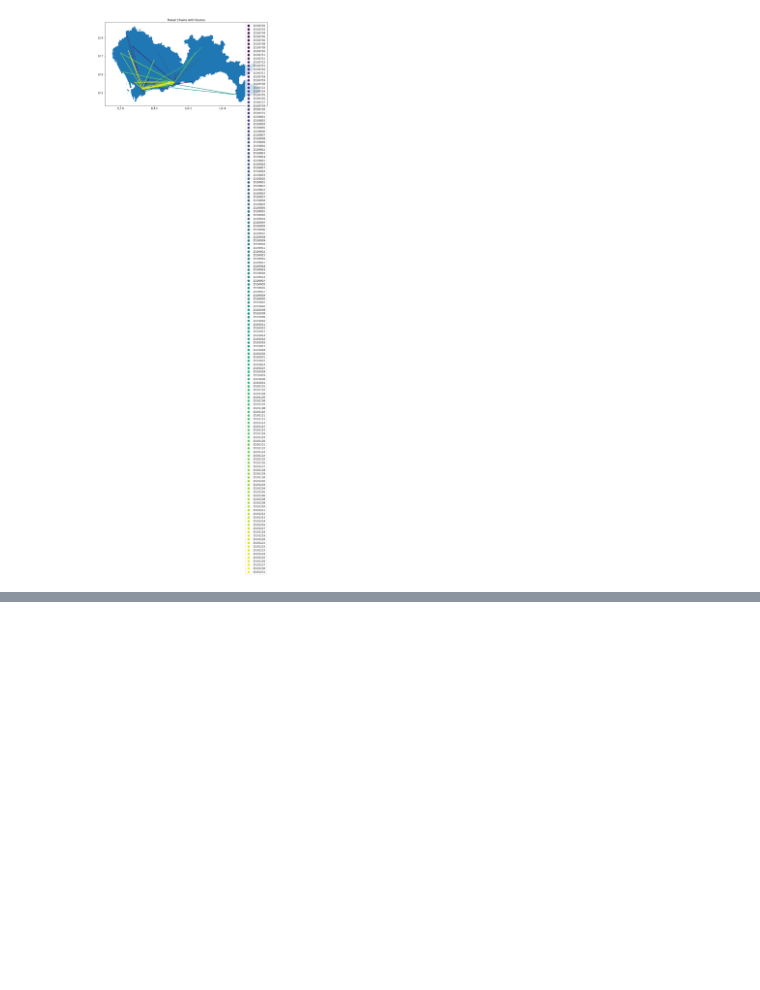
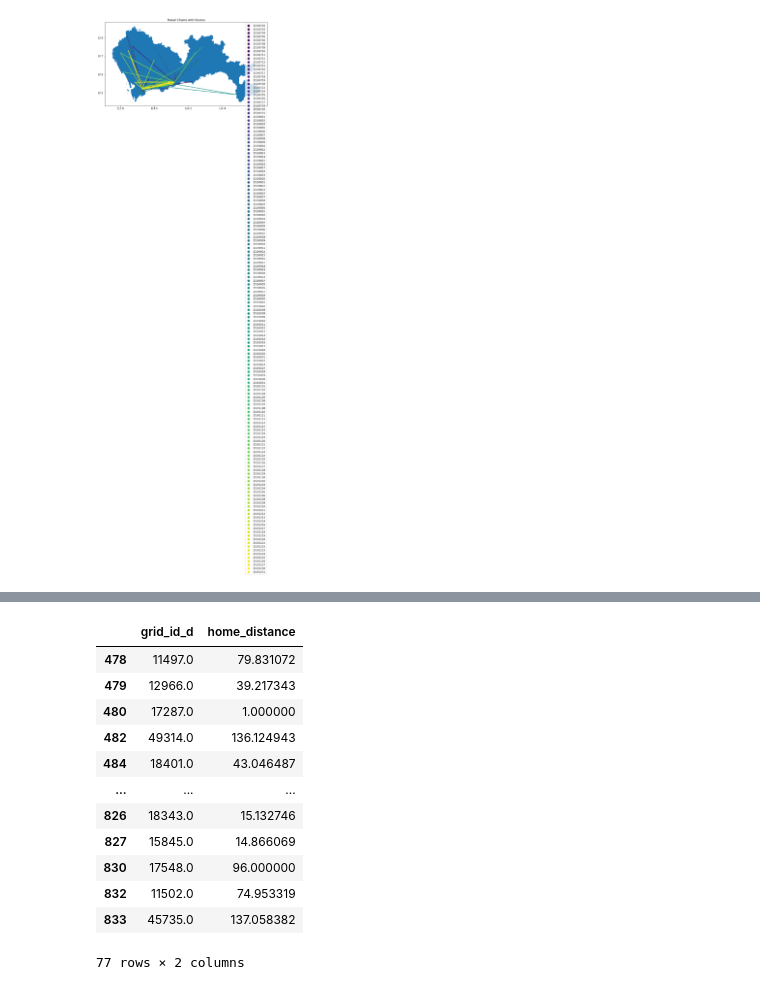
Before and after one commit to BoyangL1/sbirl-spatial-cognition, a Jupyter notebook: move_chain/traj_visual.ipynb, the cells around one changed output, grey strips where cells are left out. Cells and saved outputs as stored; diff of their text form; code cells hidden in the pictures; blank space fills up the shorter version.

```diff
--- a/move_chain/traj_visual.ipynb
+++ b/move_chain/traj_visual.ipynb
@@ -206,0 +231,17 @@ plt.show()
+# %%
+home_distance_after = df_after_migrt[['grid_id_d', 'home_distance']].drop_duplicates(subset=['grid_id_d'])
+home_distance_after
+# %% [output]
+|  | grid_id_d | home_distance |
+| 478 | 11497.0 | 79.831072 |
+| 479 | 12966.0 | 39.217343 |
+| 480 | 17287.0 | 1.000000 |
+| 482 | 49314.0 | 136.124943 |
+| 484 | 18401.0 | 43.046487 |
+| ... | ... | ... |
+| 826 | 18343.0 | 15.132746 |
+| 827 | 15845.0 | 14.866069 |
+| 830 | 17548.0 | 96.000000 |
+| 832 | 11502.0 | 74.953319 |
+| 833 | 45735.0 | 137.058382 |
+77 rows × 2 columns
```
Also changed, not shown: parts of 5 cells of this notebook, 2 other files.
